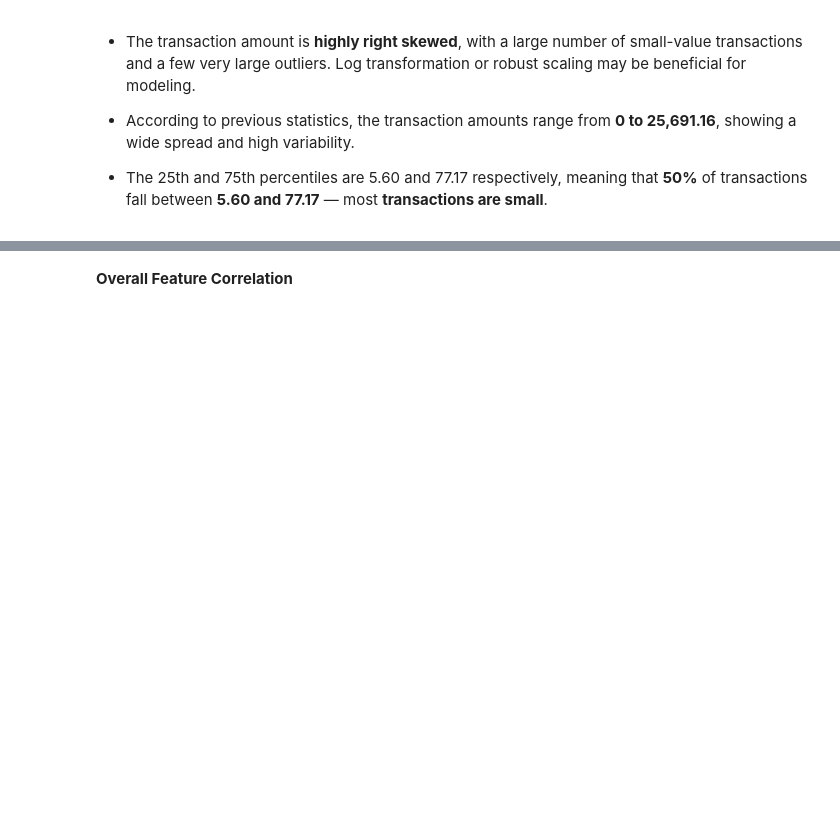
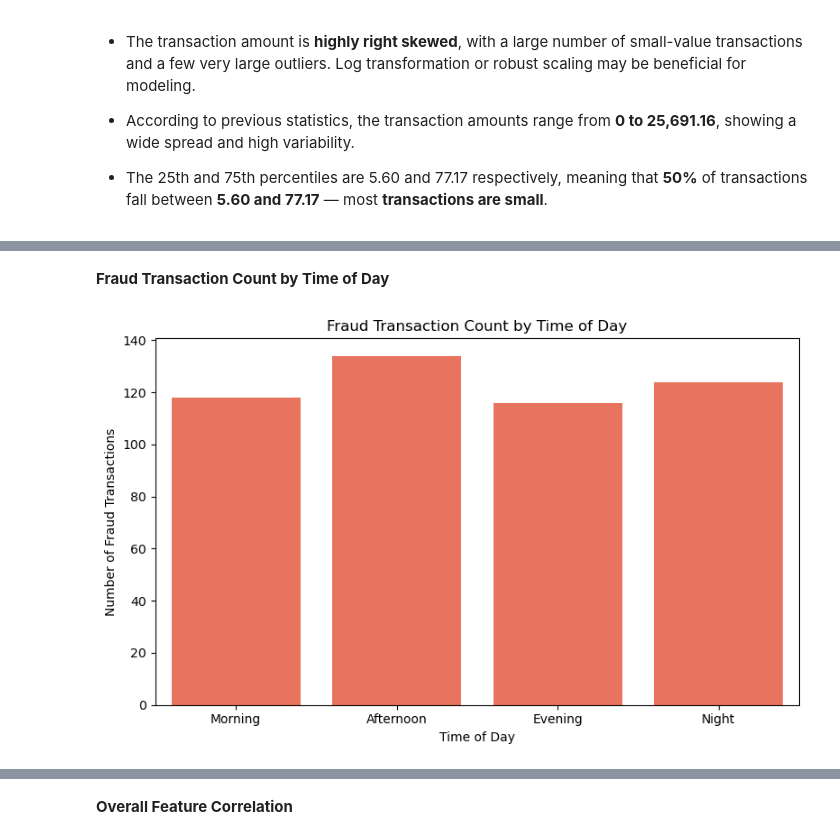
Before and after one commit to Geethika2506/Machine-Learning-final-project, a Jupyter notebook: Final_project.ipynb, the cells around one changed output, grey strips where cells are left out. Saved outputs shown, nothing was run; the diff lists cells and outputs as text; code cells hidden in the pictures; blank space fills up the shorter version.

```diff
--- a/Final_project.ipynb
+++ b/Final_project.ipynb
@@ -227,0 +264,15 @@ plt.show()
+# %% [markdown]
+**Fraud Transaction Count by Time of Day**
+# %%
+# Set plot size and style
+plt.figure(figsize=(8, 5))
+sns.countplot(data=df[df['Class'] == 1], x='TimeBin', order=['Morning', 'Afternoon', 'Evening', 'Night'], color='tomato')
+
+# Add titles and labels
+plt.title("Fraud Transaction Count by Time of Day")
+plt.xlabel("Time of Day")
+plt.ylabel("Number of Fraud Transactions")
+plt.tight_layout()
+plt.show()
+# %% [output]
+[figure, added]
```
Also changed, not shown: parts of 62 cells of this notebook.
